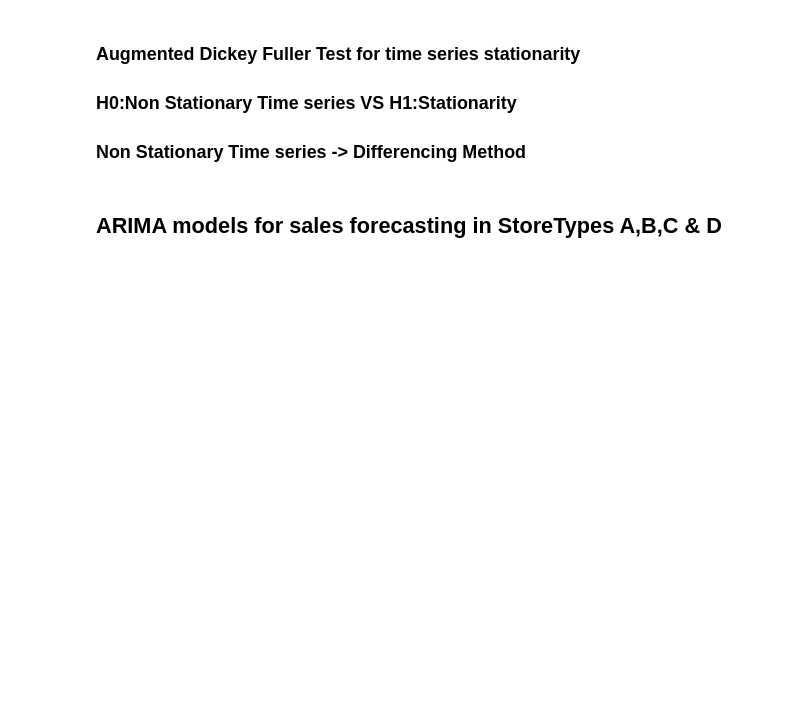
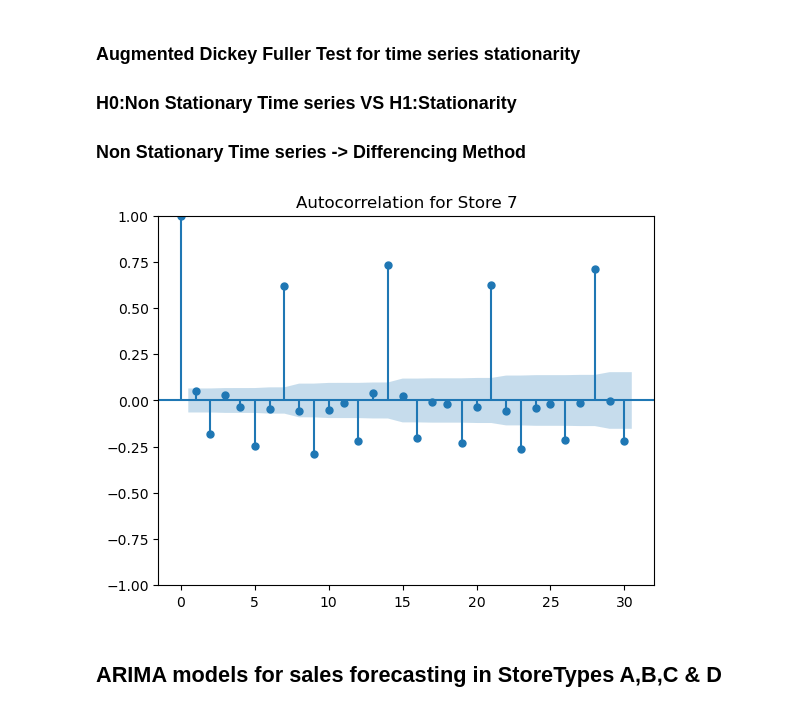
Before and after one commit to GeorgeStampolidiss/Projects, a Jupyter notebook: Project1_GStampolidis.ipynb, the cells around one changed output. Saved outputs shown, nothing was run; the diff lists cells and outputs as text; code cells hidden in the pictures; blank space fills up the shorter version.

```diff
--- a/Project1_GStampolidis.ipynb
+++ b/Project1_GStampolidis.ipynb
@@ -988,14 +998,16 @@ result = seasonal_decompose(my_series['y'],period=7)
 result.plot()
 # %%
 #seasonality for a specific store
-store_id = 262
+store_id = 7
 store_data = train_data[train_data["Store"] == store_id].copy()
 store_data["Date"] = pd.to_datetime(store_data["Date"])
 store_data.set_index("Date", inplace=True)
 store_data.sort_index(inplace=True)
 plot_acf(store_data['y'], lags=30)
 plt.title(f'Autocorrelation for Store {store_id}')
 plt.show()
+# %% [output]
+[figure, added]
 # %% [markdown]
 ## ARIMA models for sales forecasting in StoreTypes A,B,C & D
 # %%
```
Also changed, not shown: parts of 17 cells of this notebook.
